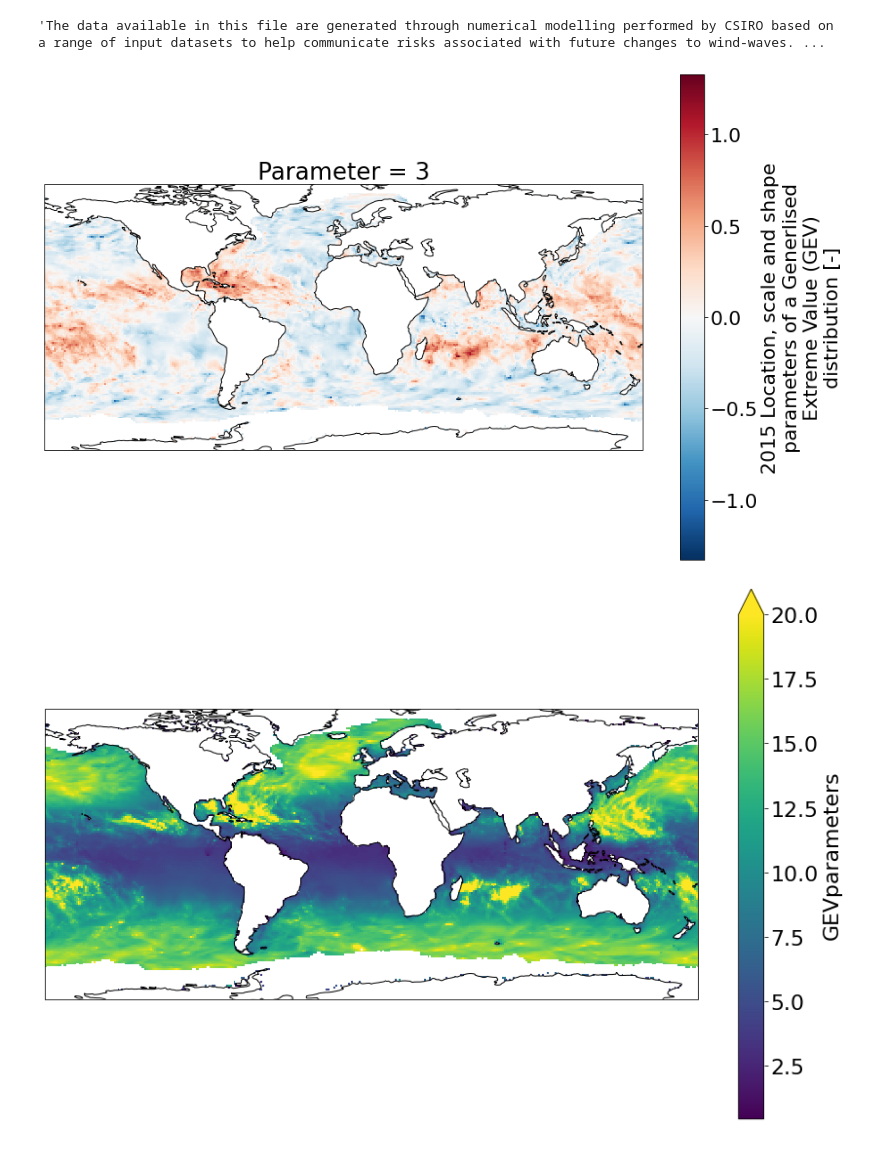
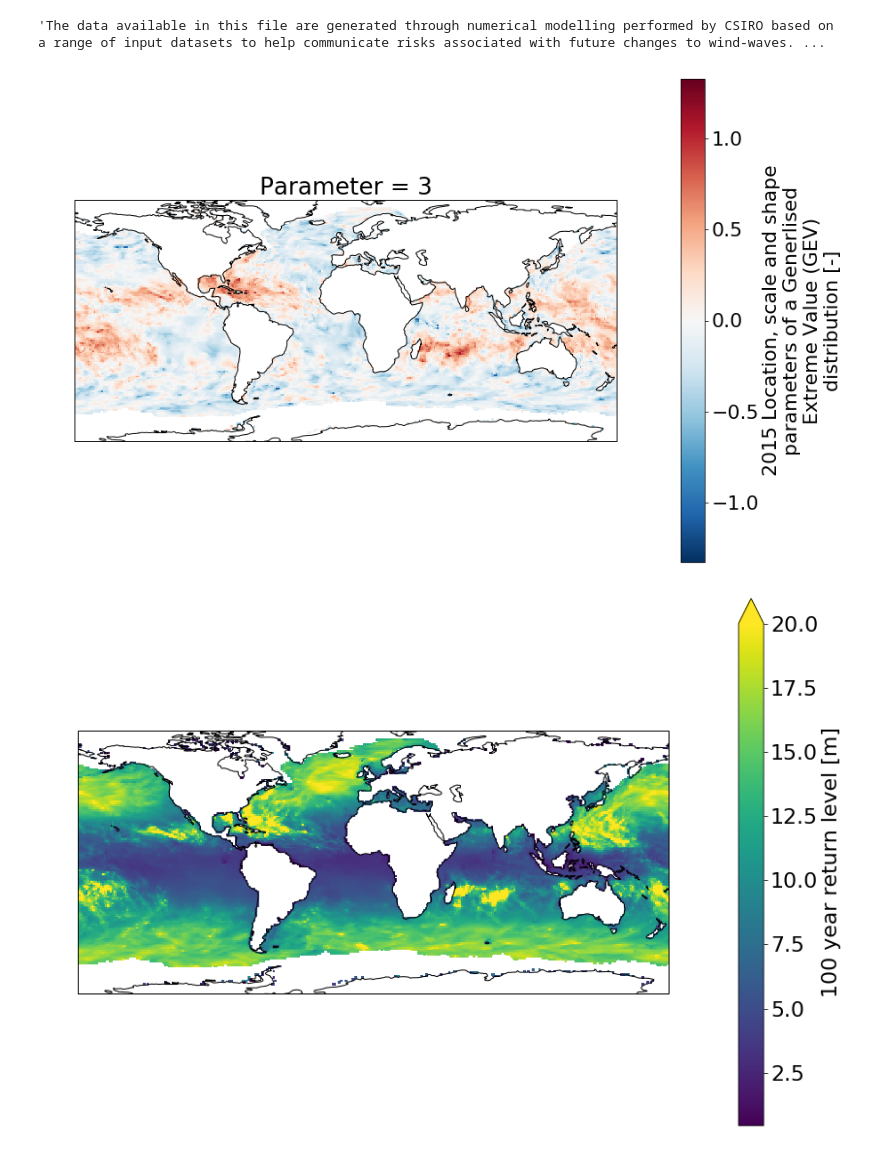
Before and after one commit to JulianOG/ExtremeHm0projections, a Jupyter notebook: COWCLIP_extreme_wave_height.ipynb, the cells around one changed output. Drawn from its saved outputs; the diff is of its cells as text; code cells hidden in the pictures.

Commit message:
fix colour axis text

```diff
--- a/COWCLIP_extreme_wave_height.ipynb
+++ b/COWCLIP_extreme_wave_height.ipynb
@@ -15,4 +15,4 @@ import matplotlib.pyplot as plt
 import numpy as np
 import cartopy.crs as ccrs
 
-xr.set_options(display_style = 'text')
+#xr.set_options(display_style = 'text')
@@ -60,7 +58,7 @@ ax.coastlines()
 GEVparam.GEVparameters[2].plot()
 plt.show()
 # %% [output]
-[figure, old version]
+[figure, new version]
 # %%
 #function to compute the return level (RL) from a generalised extreme value (GEV) distribution
 def GEV_RL(AEP,location,scale,shape):
@@ -69,15 +67,15 @@ def GEV_RL(AEP,location,scale,shape):
 # %%
 ax = plt.axes(projection=ccrs.PlateCarree())
 ax.coastlines()
 
 # estimate the 1 in 100 year ARI ( = 1% AEP)
 ARI = 100 #Average Return Interval
 AEP = 0.01 #Annual Exceedance Probability
 RL_2015 = GEV_RL(AEP,GEVparam.GEVparameters[0],GEVparam.GEVparameters[1],GEVparam.GEVparameters[2])
-RL_2015.plot(vmax= 20)
+xr.DataArray(RL_2015, attrs=dict(long_name='100 year return level [m]')).plot(vmax= 20)
 plt.show()
 # %% [output]
-[figure, old version]
+[figure, new version]
 # %%
 dHm0_rcp85
 # %% [output]
```
Also changed, not shown: parts of 5 cells of this notebook.
